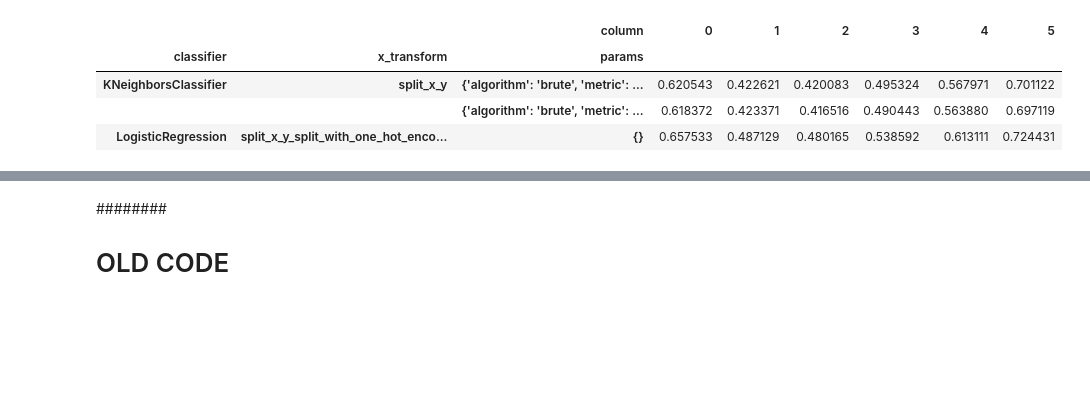
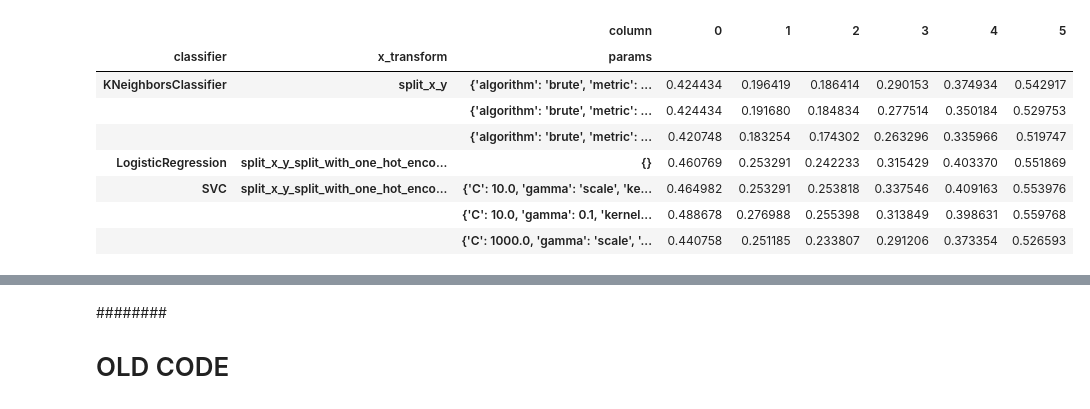
Before and after one commit to SrMouraSilva/RBM, a Jupyter notebook: experiments/notebooks/Results.ipynb, the cells around one changed output, grey strips where cells are left out. Saved outputs shown, nothing was run; the diff lists cells and outputs as text; code cells hidden in the pictures; blank space fills up the shorter version.

```diff
--- a/experiments/notebooks/Results.ipynb
+++ b/experiments/notebooks/Results.ipynb
@@ -50,23 +50,27 @@ data_mean.head(8)
 # %%
 # Organized as pivot table
 column = 'mean_test_accuracy'
 #column = 'mean_test_mrr'
 #column = 'mean_test_hit@5'
-column = 'mean_test_mdcg'
+#column = 'mean_test_mdcg'
 #column = 'mean_test_map'
 
 mean_by_column_pivot_table = data_mean[column]\
     .to_frame()\
     .pivot_table(index=['classifier', 'x_transform', 'params'], columns='column', values=column)
 
 mean_by_column_pivot_table.head(12)
 #best_pivot_table = best.pivot_table(index=['classifier', 'x_transform', 'params'], columns='column', values=column)
 # %% [output]
 |  |  | column | 0 | 1 | 2 | 3 | 4 | 5 |
 | classifier | x_transform | params |  |  |  |  |  |  |
-| KNeighborsClassifier | split_x_y | {'algorithm': 'brute', 'metric': ... | 0.620543 | 0.422621 | 0.420083 | 0.495324 | 0.567971 | 0.701122 |
-|  |  | {'algorithm': 'brute', 'metric': ... | 0.618372 | 0.423371 | 0.416516 | 0.490443 | 0.563880 | 0.697119 |
-| LogisticRegression | split_x_y_split_with_one_hot_enco... | {} | 0.657533 | 0.487129 | 0.480165 | 0.538592 | 0.613111 | 0.724431 |
+| KNeighborsClassifier | split_x_y | {'algorithm': 'brute', 'metric': ... | 0.424434 | 0.196419 | 0.186414 | 0.290153 | 0.374934 | 0.542917 |
+|  |  | {'algorithm': 'brute', 'metric': ... | 0.424434 | 0.191680 | 0.184834 | 0.277514 | 0.350184 | 0.529753 |
+|  |  | {'algorithm': 'brute', 'metric': ... | 0.420748 | 0.183254 | 0.174302 | 0.263296 | 0.335966 | 0.519747 |
+| LogisticRegression | split_x_y_split_with_one_hot_enco... | {} | 0.460769 | 0.253291 | 0.242233 | 0.315429 | 0.403370 | 0.551869 |
+| SVC | split_x_y_split_with_one_hot_enco... | {'C': 10.0, 'gamma': 'scale', 'ke... | 0.464982 | 0.253291 | 0.253818 | 0.337546 | 0.409163 | 0.553976 |
+|  |  | {'C': 10.0, 'gamma': 0.1, 'kernel... | 0.488678 | 0.276988 | 0.255398 | 0.313849 | 0.398631 | 0.559768 |
+|  |  | {'C': 1000.0, 'gamma': 'scale', '... | 0.440758 | 0.251185 | 0.233807 | 0.291206 | 0.373354 | 0.526593 |
 # %%
 # Max values by mean
 mean_by_column_pivot_table\
```
Also changed, not shown: parts of 4 cells of this notebook, 38 other files.
